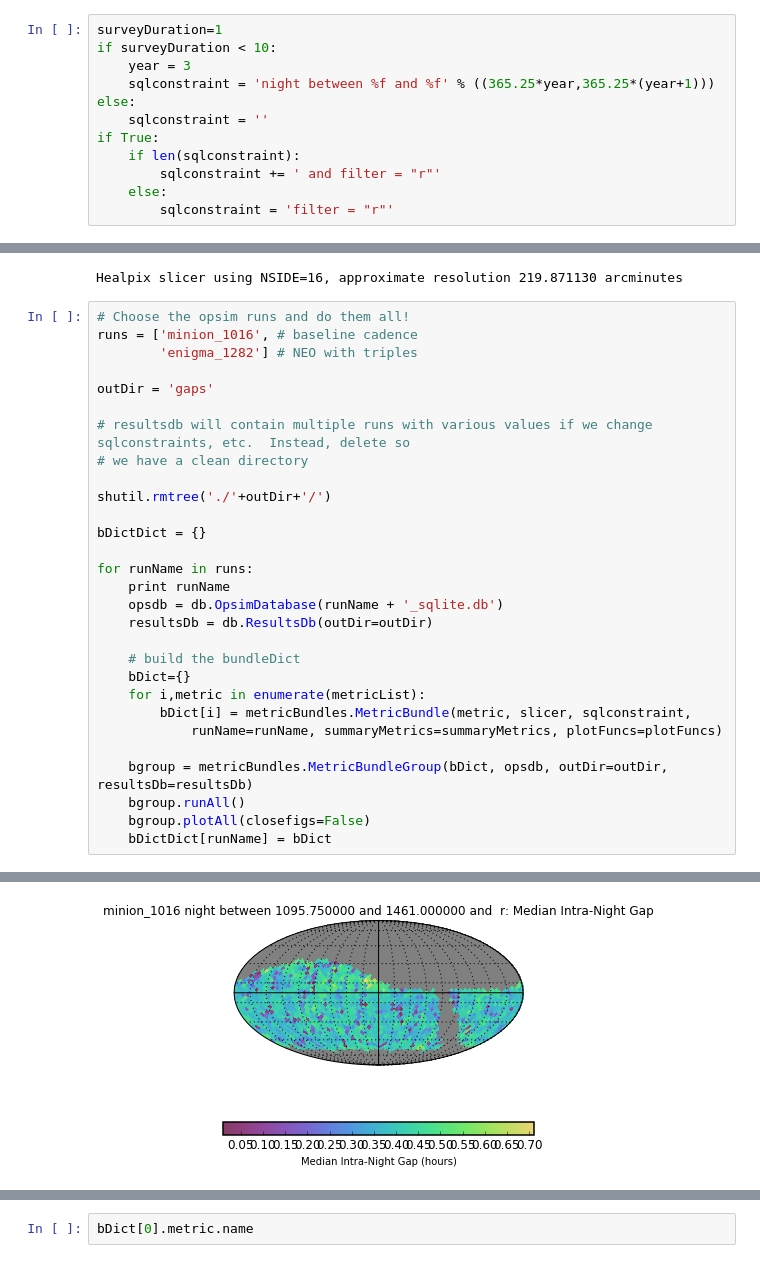
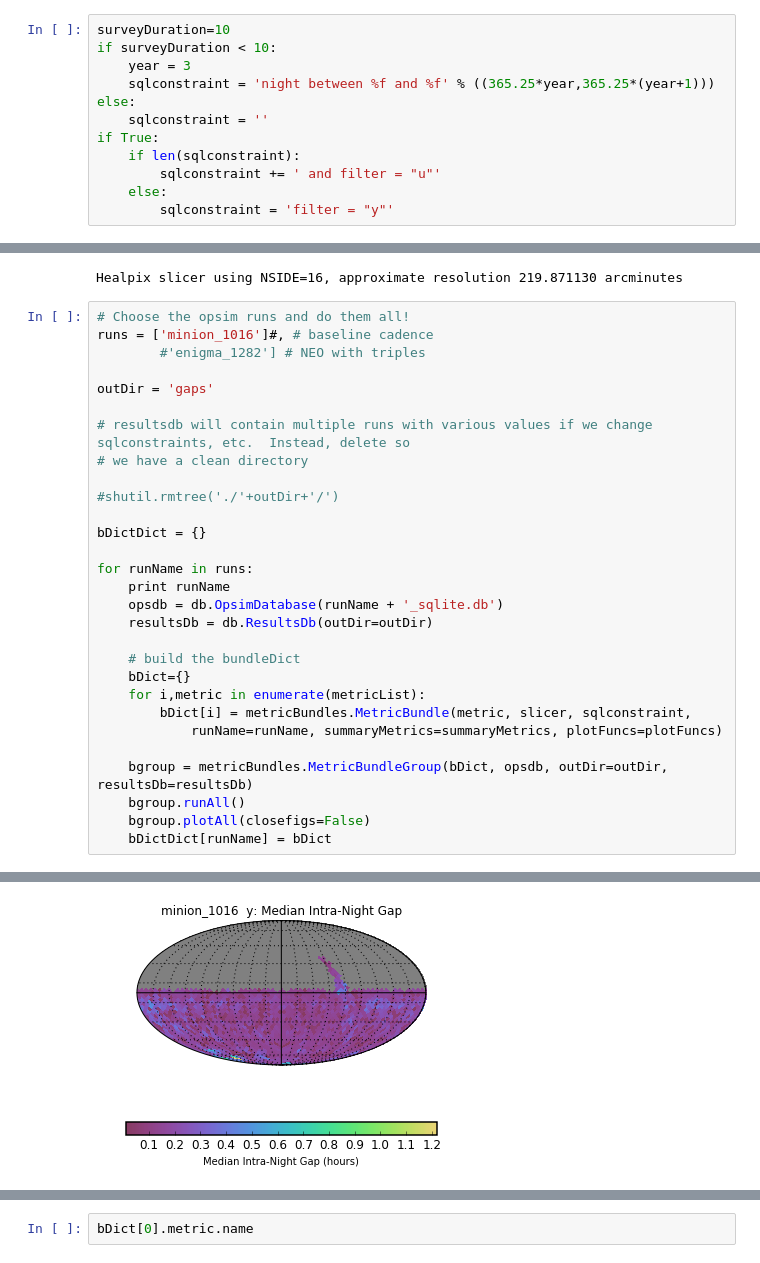
Before and after one commit to LSST-TVSSC/WhitepaperNotebooks, a Jupyter notebook: notebooks/time_gaps.ipynb, the cells around one changed output, grey strips where cells are left out. Cells and saved outputs as stored; diff of their text form.

```diff
--- a/notebooks/time_gaps.ipynb
+++ b/notebooks/time_gaps.ipynb
@@ -18,7 +18,7 @@ import shutil
 import matplotlib as mpl
 mpl.rcParams['figure.autolayout'] = False
 # %%
-surveyDuration=1
+surveyDuration=10
 if surveyDuration < 10:
     year = 3
     sqlconstraint = 'night between %f and %f' % ((365.25*year,365.25*(year+1)))
@@ -26,9 +26,9 @@ else:
     sqlconstraint = ''
 if True:
     if len(sqlconstraint):
-        sqlconstraint += ' and filter = "r"'
+        sqlconstraint += ' and filter = "u"'
     else:
-        sqlconstraint = 'filter = "r"'
+        sqlconstraint = 'filter = "y"'
 # %%
 # Pick a slicer
 slicer = slicers.HealpixSlicer(nside=16)
@@ -56,15 +56,15 @@ plotFuncs = [plots.HealpixSkyMap(), plots.HealpixHistogram()]
 Healpix slicer using NSIDE=16, approximate resolution 219.871130 arcminutes
 # %%
 # Choose the opsim runs and do them all!
-runs = ['minion_1016', # baseline cadence
-        'enigma_1282'] # NEO with triples
+runs = ['minion_1016']#, # baseline cadence
+        #'enigma_1282'] # NEO with triples
 
 outDir = 'gaps'
 
 # resultsdb will contain multiple runs with various values if we change sqlconstraints, etc.  Instead, delete so
 # we have a clean directory
 
-shutil.rmtree('./'+outDir+'/')
+#shutil.rmtree('./'+outDir+'/')
 
 bDictDict = {}
 
@@ -107 +97 @@ Plotting complete.
-[figure, old version]
+[figure, new version]
```
Also changed, not shown: parts of 4 cells of this notebook.
